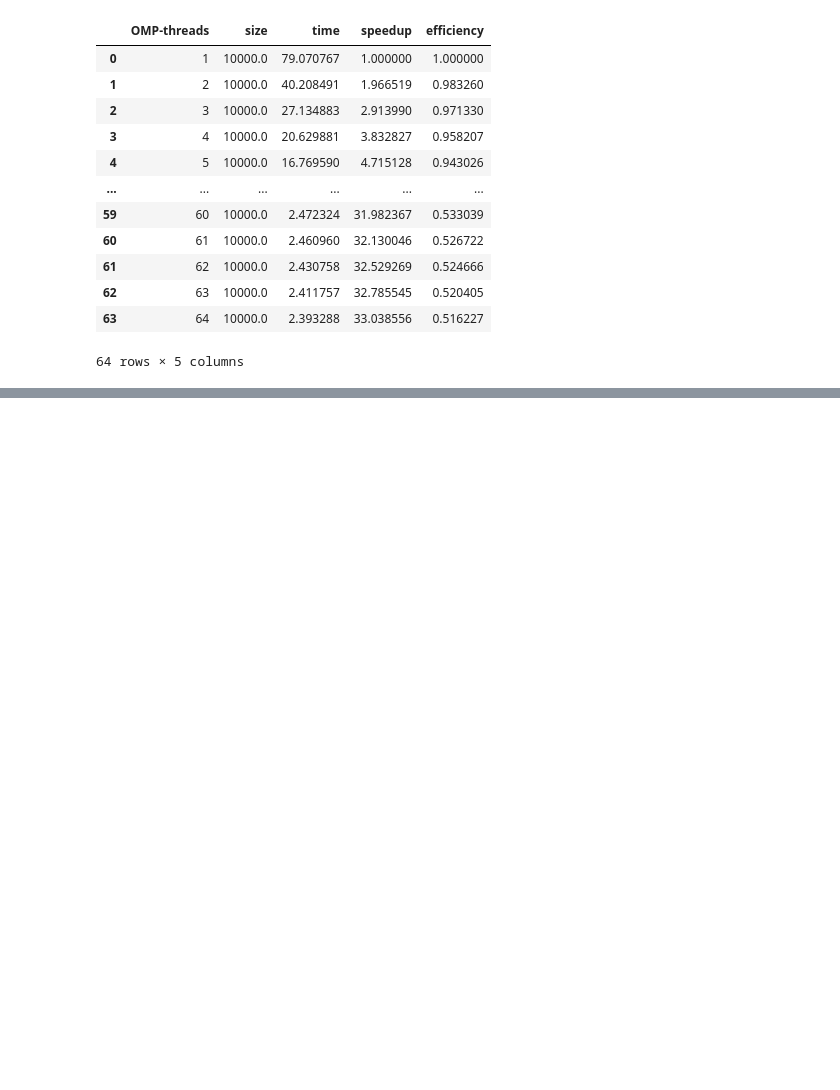
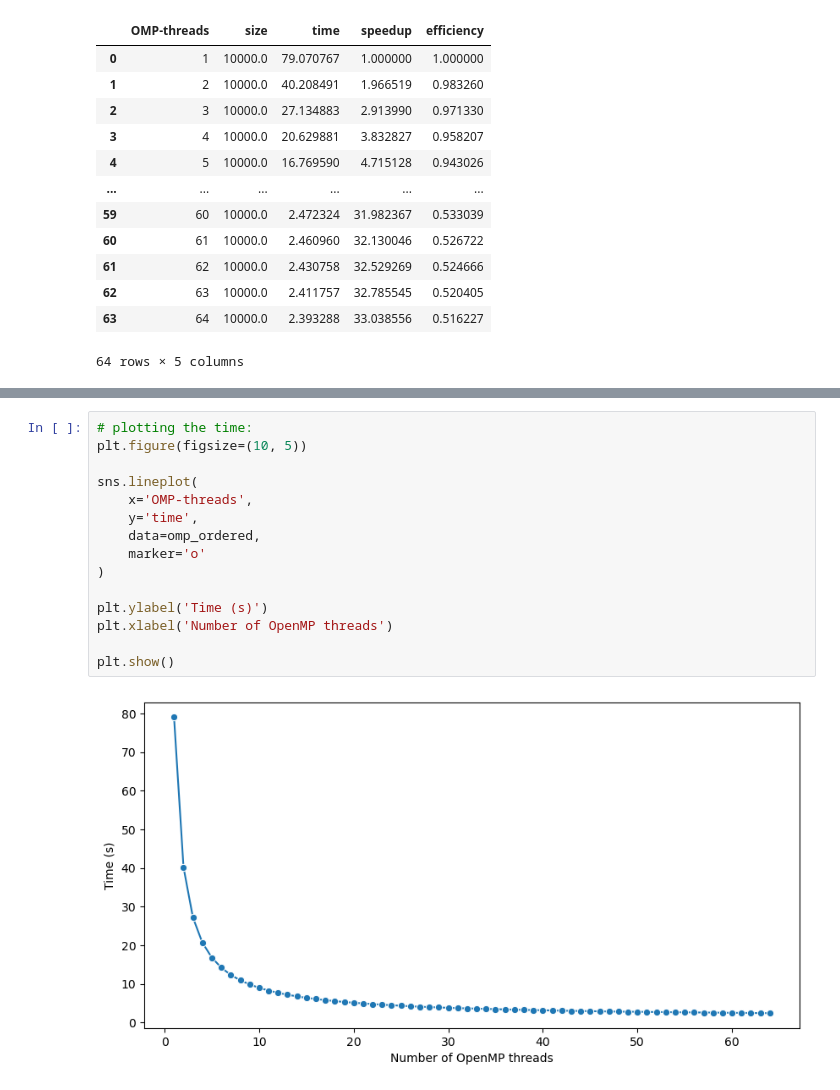
Before and after one commit to davidecapone/FHPC-Assignment, a Jupyter notebook: assignment_1/plots.ipynb, the cells around one changed output, grey strips where cells are left out. Saved outputs shown, nothing was run; the diff lists cells and outputs as text; blank space fills up the shorter version.

```diff
--- a/assignment_1/plots.ipynb
+++ b/assignment_1/plots.ipynb
@@ -95,0 +96,17 @@ sns.lineplot(
+# %%
+# plotting the time:
+plt.figure(figsize=(10, 5))
+
+sns.lineplot(
+    x='OMP-threads',
+    y='time',
+    data=omp_ordered,
+    marker='o'
+)
+
+plt.ylabel('Time (s)')
+plt.xlabel('Number of OpenMP threads')
+
+plt.show()
+# %% [output]
+[figure, added]
```
Also changed, not shown: parts of 2 cells of this notebook.
